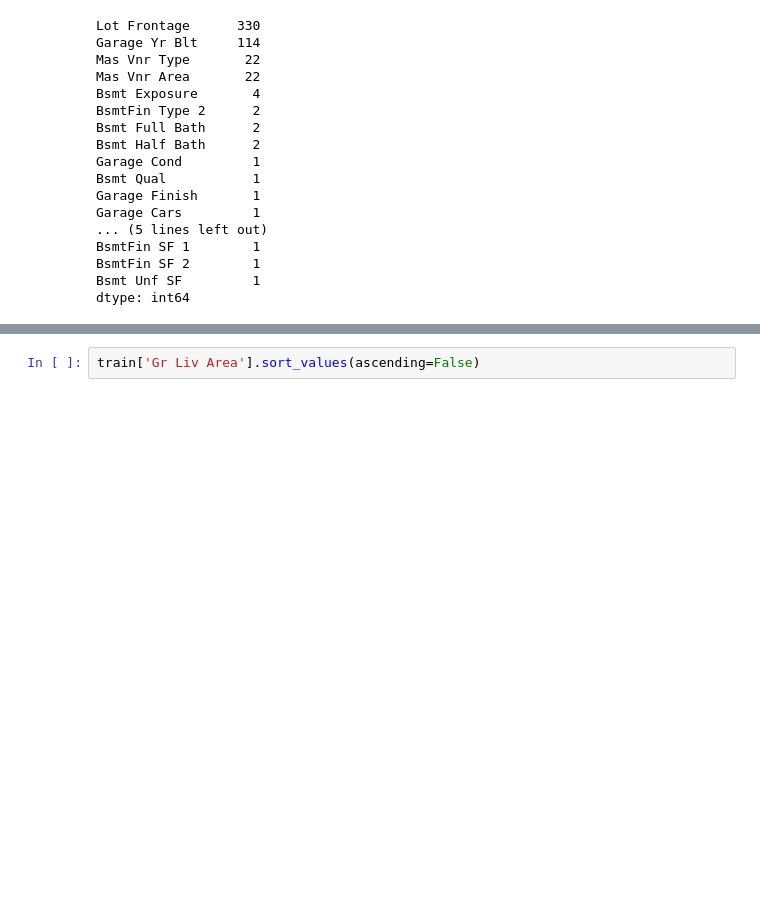
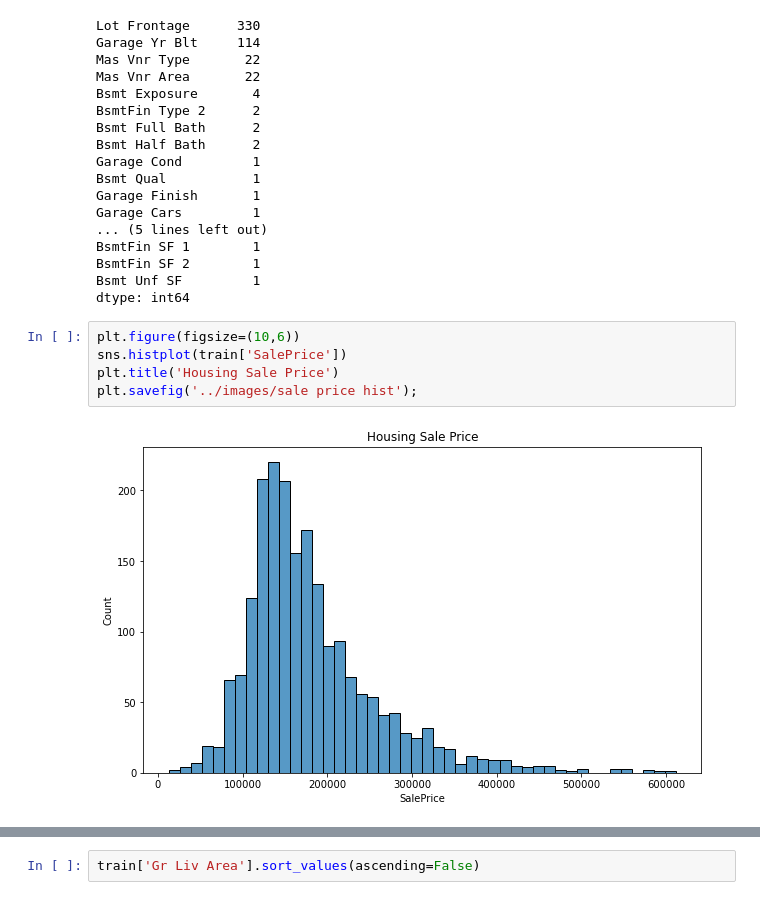
Before and after one commit to jpetersen626/ames_housing_analysis, a Jupyter notebook: code/01_EDA_and_Cleaning.ipynb, the cells around one changed output, grey strips where cells are left out. Drawn from its saved outputs; the diff is of its cells as text; blank space fills up the shorter version.

```diff
--- a/code/01_EDA_and_Cleaning.ipynb
+++ b/code/01_EDA_and_Cleaning.ipynb
@@ -72,4 +76,11 @@ BsmtFin SF 1        1
 BsmtFin SF 2        1
 Bsmt Unf SF         1
 dtype: int64
+# %%
+plt.figure(figsize=(10,6))
+sns.histplot(train['SalePrice'])
+plt.title('Housing Sale Price')
+plt.savefig('../images/sale price hist');
+# %% [output]
+[figure, added]
 # %%
```
Also changed, not shown: parts of 15 cells of this notebook, 13 other files.
